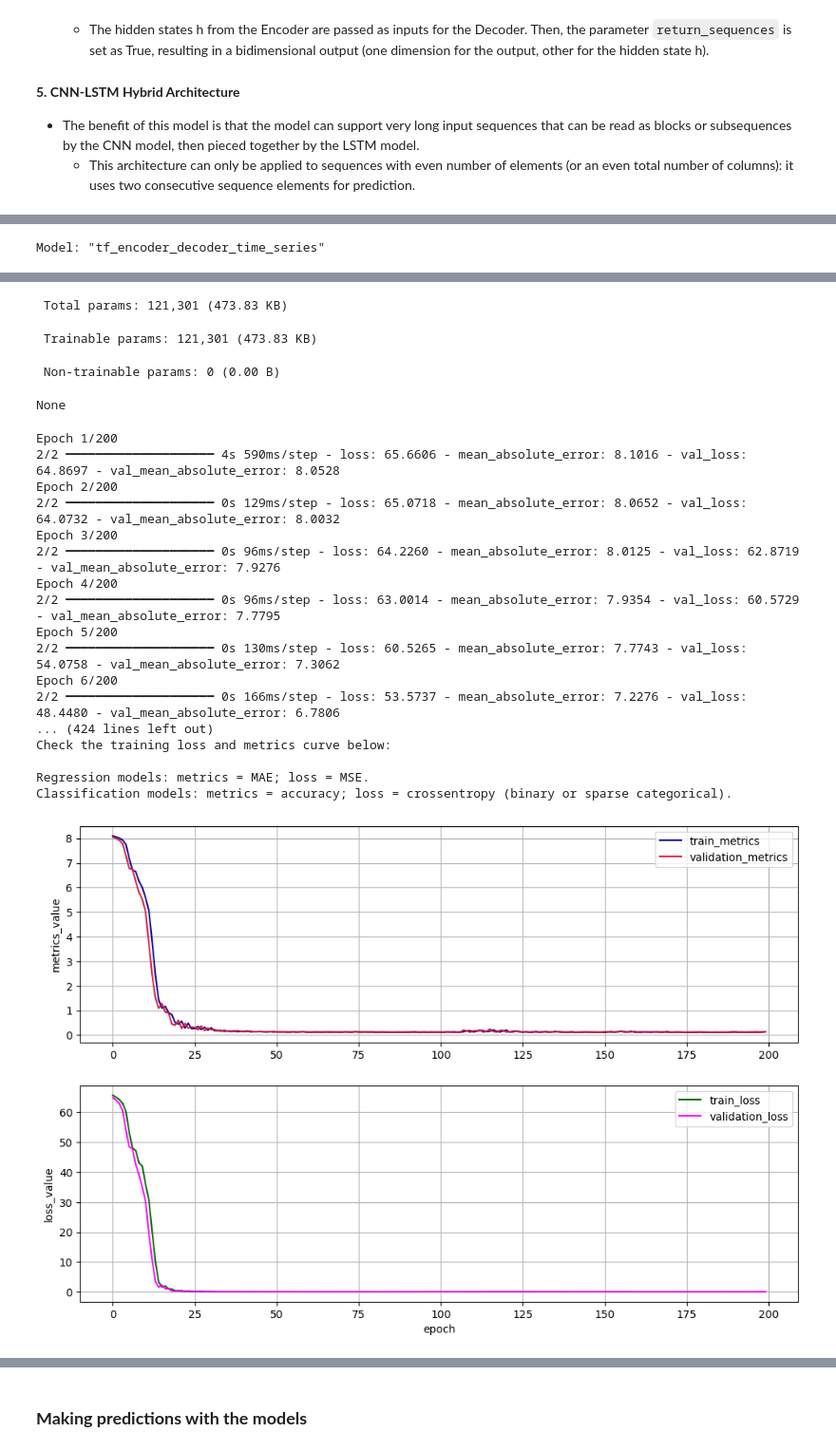
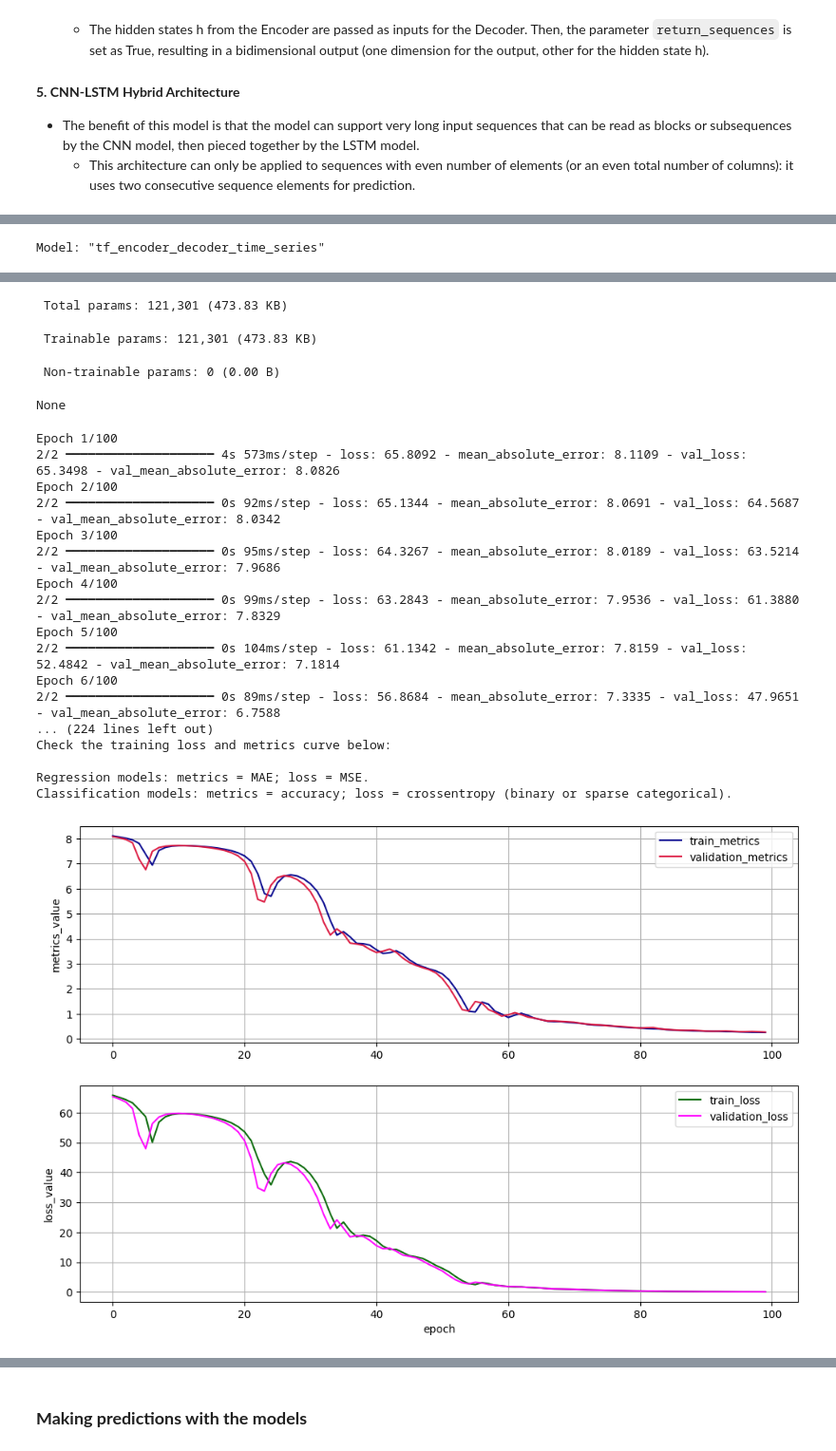
Before and after one commit to marcosoares-92/crop_model_proj_case_soybean_uci, a Jupyter notebook: notebooks/Modelling Workflow/SOYBEAN_UCI_4_DeepLearning_TimeSeries.ipynb, the cells around one changed output, grey strips where cells are left out. Shown at 95% size. Saved outputs shown, nothing was run; the diff lists cells and outputs as text; code cells hidden in the pictures.

```diff
--- a/notebooks/Modelling Workflow/SOYBEAN_UCI_4_DeepLearning_TimeSeries.ipynb
+++ b/notebooks/Modelling Workflow/SOYBEAN_UCI_4_DeepLearning_TimeSeries.ipynb
@@ -191,15 +194,14 @@ Index(['timestamp', 'f1_sin', 'f1_cos', 'f2_sin', 'f2_cos', 'f3_sin', 'f3_cos',
 # %%
 DATASET = dataset  #Alternatively: object containing the dataset to be analyzed
 
-FEATURES_COLUMNS = ['f1_sin', 'f1_cos', 'f2_sin', 'f2_cos', 'f3_sin', 'f3_cos',
-       'f4_sin', 'f4_cos', 'f5_sin', 'f5_cos', 'f6_sin', 'f6_cos', 'f7_sin',
-       'f7_cos', 'f8_sin', 'f8_cos', 'cluster',
-       'Cultivar_82I78RSF IPRO_OneHotEnc', 'Cultivar_83IX84RSF I2X_OneHotEnc',
-       'Cultivar_96R29 IPRO_OneHotEnc',
-       'Cultivar_FORTALECE L090183 RR_OneHotEnc',
-       'Cultivar_FORTALEZA IPRO_OneHotEnc', 'Cultivar_FTR 3179 IPRO_OneHotEnc',
-       'Cultivar_FTR 4280 IPRO_OneHotEnc', 'Cultivar_NEO 790 IPRO_OneHotEnc',
-       'PH_log', 'NLP_log', 'NGL_log', 'NS_log']
+FEATURES_COLUMNS = ['f1_sin', 'f1_cos', 'f2_sin',
+        'f2_cos', 'f3_sin', 'f3_cos', 'f4_sin', 'f4_cos', 'f5_sin', 'f5_cos',
+        'f6_sin', 'f6_cos', 'f7_sin', 'f7_cos', 'f8_sin', 'f8_cos', 'cluster',
+        'Cultivar_82I78RSF IPRO_OneHotEnc', 'Cultivar_83IX84RSF I2X_OneHotEnc', 'Cultivar_96R29 IPRO_OneHotEnc', 'Cultivar_97Y97 IPRO_OneHotEnc',
+        'Cultivar_BRASMAX OLIMPO IPRO_OneHotEnc', 'Cultivar_FORTALECE L090183 RR_OneHotEnc', 'Cultivar_FTR 3179 IPRO_OneHotEnc',
+        'Cultivar_GNS7900 IPRO - AMPLA_OneHotEnc', 'Cultivar_MONSOY 8330I2X_OneHotEnc', 'Cultivar_NK 7777 IPRO_OneHotEnc',
+        'Cultivar_SUZY IPRO_OneHotEnc', 'Cultivar_TMG 22X83I2X_OneHotEnc',
+        'PH_log', 'NLP_log', 'NGL_log', 'NS_log']
 # FEATURES_COLUMNS: list of strings or string containing the names of columns
 # with predictive variables in the original dataframe.
 # Example: FEATURES_COLUMNS = ['col1', 'col2']; FEATURES_COLUMNS = 'predictor';
@@ -1068,7 +1070,7 @@ SIZE_OF_TRAINING_BATCH = 200
 # data for values it already did not observe.
 # This is the parameter batch_size of most of the algorithms.
 
-NUMBER_OF_TRAINING_EPOCHS = 200
+NUMBER_OF_TRAINING_EPOCHS = 100
 # NUMBER_OF_TRAINING_EPOCHS (integer): number of training cycles used.
 # This is the 'epochs' parameter of the algorithms.
 
@@ -1146,35 +1148,35 @@ Model: "tf_encoder_decoder_time_series"
 ├─────────────────────────────────┼────────────────────────┼───────────────┤
 │ lstm_encoder (LSTM)             │ (None, 100)            │        40,800 │
 ├─────────────────────────────────┼────────────────────────┼───────────────┤
 │ repeat_vector (RepeatVector)    │ (None, 2, 100)         │             0 │
 ├─────────────────────────────────┼────────────────────────┼───────────────┤
 │ lstm_decoder (LSTM)             │ (None, 2, 100)         │        80,400 │
 ├─────────────────────────────────┼────────────────────────┼───────────────┤
 │ time_distributed_output         │ (None, 2, 1)           │           101 │
 │ (TimeDistributed)               │                        │               │
 └─────────────────────────────────┴────────────────────────┴───────────────┘
  Total params: 121,301 (473.83 KB)
  Trainable params: 121,301 (473.83 KB)
  Non-trainable params: 0 (0.00 B)
 None
-Epoch 1/200
-2/2 ━━━━━━━━━━━━━━━━━━━━ 4s 590ms/step - loss: 65.6606 - mean_absolute_error: 8.1016 - val_loss: 64.8697 - val_mean_absolute_error: 8.0528
-Epoch 2/200
-2/2 ━━━━━━━━━━━━━━━━━━━━ 0s 129ms/step - loss: 65.0718 - mean_absolute_error: 8.0652 - val_loss: 64.0732 - val_mean_absolute_error: 8.0032
-Epoch 3/200
-2/2 ━━━━━━━━━━━━━━━━━━━━ 0s 96ms/step - loss: 64.2260 - mean_absolute_error: 8.0125 - val_loss: 62.8719 - val_mean_absolute_error: 7.9276
-Epoch 4/200
-2/2 ━━━━━━━━━━━━━━━━━━━━ 0s 96ms/step - loss: 63.0014 - mean_absolute_error: 7.9354 - val_loss: 60.5729 - val_mean_absolute_error: 7.7795
-Epoch 5/200
-2/2 ━━━━━━━━━━━━━━━━━━━━ 0s 130ms/step - loss: 60.5265 - mean_absolute_error: 7.7743 - val_loss: 54.0758 - val_mean_absolute_error: 7.3062
-Epoch 6/200
-2/2 ━━━━━━━━━━━━━━━━━━━━ 0s 166ms/step - loss: 53.5737 - mean_absolute_error: 7.2276 - val_loss: 48.4480 - val_mean_absolute_error: 6.7806
-... (424 lines left out)
+Epoch 1/100
+2/2 ━━━━━━━━━━━━━━━━━━━━ 4s 573ms/step - loss: 65.8092 - mean_absolute_error: 8.1109 - val_loss: 65.3498 - val_mean_absolute_error: 8.0826
+Epoch 2/100
+2/2 ━━━━━━━━━━━━━━━━━━━━ 0s 92ms/step - loss: 65.1344 - mean_absolute_error: 8.0691 - val_loss: 64.5687 - val_mean_absolute_error: 8.0342
+Epoch 3/100
+2/2 ━━━━━━━━━━━━━━━━━━━━ 0s 95ms/step - loss: 64.3267 - mean_absolute_error: 8.0189 - val_loss: 63.5214 - val_mean_absolute_error: 7.9686
+Epoch 4/100
+2/2 ━━━━━━━━━━━━━━━━━━━━ 0s 99ms/step - loss: 63.2843 - mean_absolute_error: 7.9536 - val_loss: 61.3880 - val_mean_absolute_error: 7.8329
+Epoch 5/100
+2/2 ━━━━━━━━━━━━━━━━━━━━ 0s 104ms/step - loss: 61.1342 - mean_absolute_error: 7.8159 - val_loss: 52.4842 - val_mean_absolute_error: 7.1814
+Epoch 6/100
+2/2 ━━━━━━━━━━━━━━━━━━━━ 0s 89ms/step - loss: 56.8684 - mean_absolute_error: 7.3335 - val_loss: 47.9651 - val_mean_absolute_error: 6.7588
+... (224 lines left out)
 Check the training loss and metrics curve below:
 
 Regression models: metrics = MAE; loss = MSE.
 Classification models: metrics = accuracy; loss = crossentropy (binary or sparse categorical).
-[figure, old version]
+[figure, new version]
 Notice that:
 1. If the loss did not reach a stable final baseline (a plateau), then the number of epochs should be increased. The ideal number of epochs is the minimum needed for reaching the final baseline. Incre ...
 2. A great mismatch between the curves indicates overfitting. This may be noticed as a gain of performance by the training curve (loss reduction or increase on accuracy) without correspondent improvem ...
```
Also changed, not shown: parts of 21 cells of this notebook.
